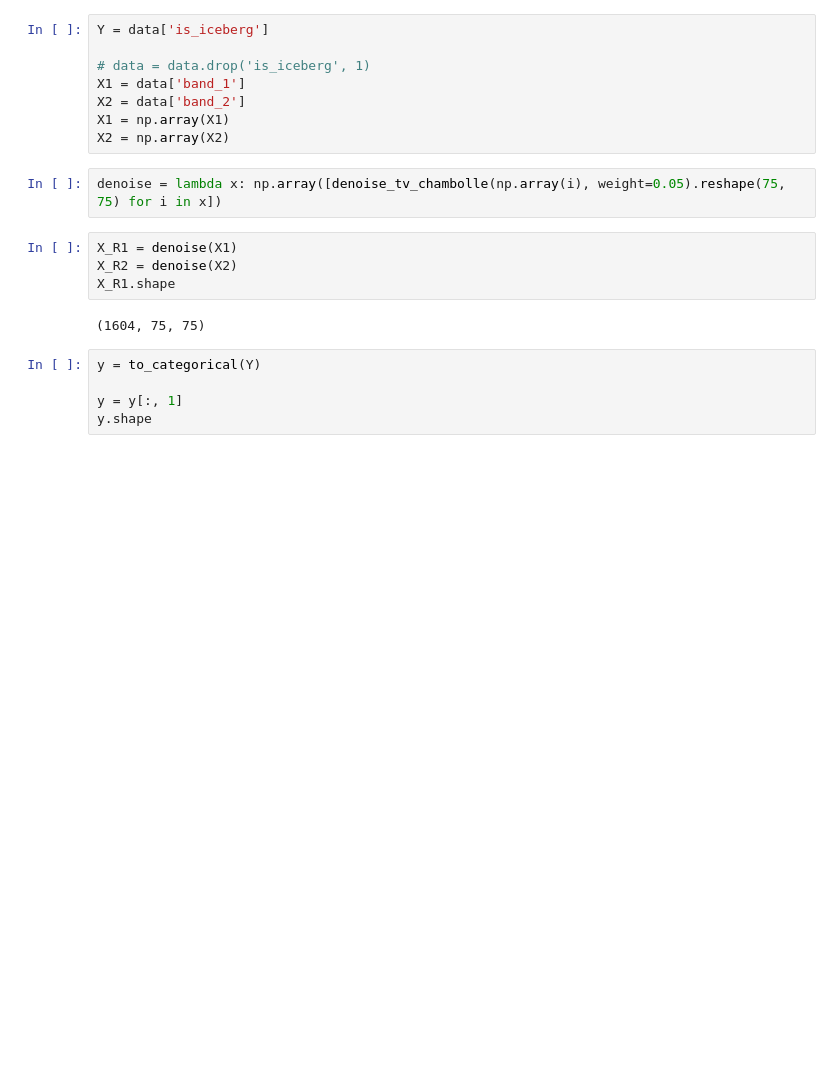
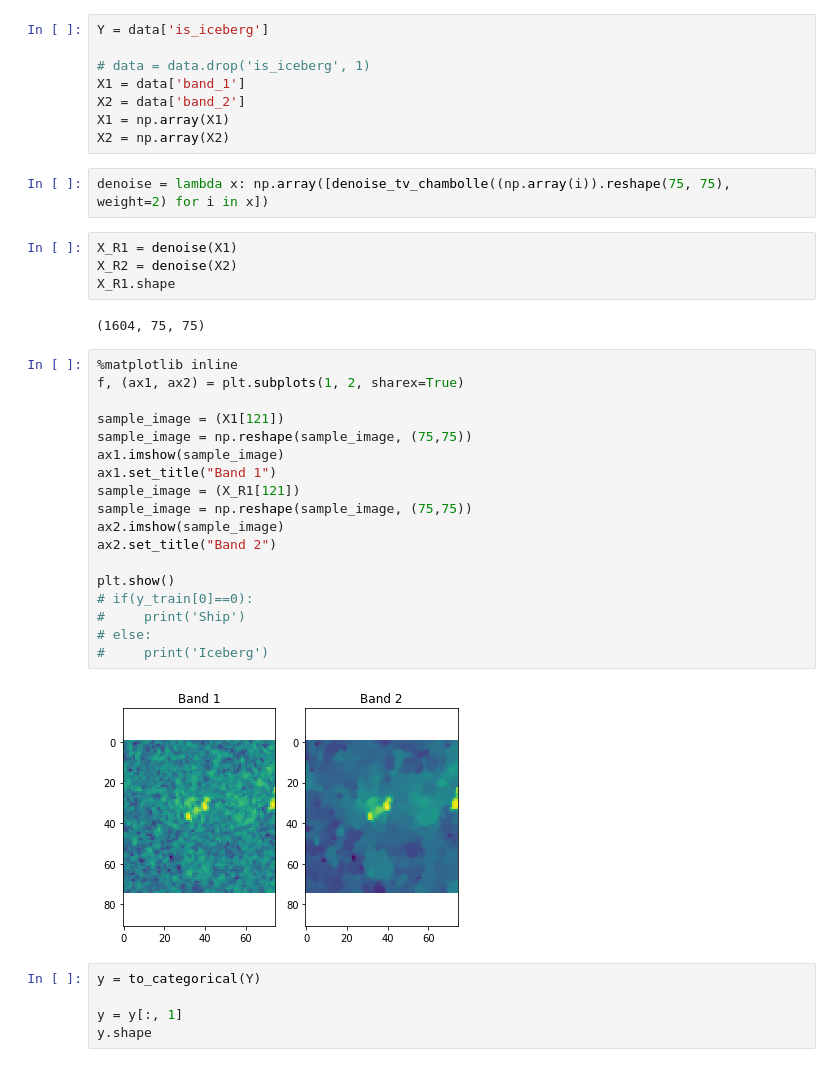
Before and after one commit to HKCaesar/BIT_AI_ICEBERG, a Jupyter notebook: parallel_model.ipynb, the cells around one changed output. Drawn from its saved outputs; the diff is of its cells as text; blank space fills up the shorter version.

```diff
--- a/parallel_model.ipynb
+++ b/parallel_model.ipynb
@@ -53,13 +53,33 @@ X2 = data['band_2']
 X1 = np.array(X1)
 X2 = np.array(X2)
 # %%
-denoise = lambda x: np.array([denoise_tv_chambolle(np.array(i), weight=0.05).reshape(75, 75) for i in x])
+denoise = lambda x: np.array([denoise_tv_chambolle((np.array(i)).reshape(75, 75), weight=2) for i in x])
 # %%
 X_R1 = denoise(X1)
 X_R2 = denoise(X2)
 X_R1.shape
 # %% [output]
 (1604, 75, 75)
+# %%
+%matplotlib inline
+f, (ax1, ax2) = plt.subplots(1, 2, sharex=True)
+
+sample_image = (X1[121])
+sample_image = np.reshape(sample_image, (75,75))
+ax1.imshow(sample_image)
+ax1.set_title("Band 1")
+sample_image = (X_R1[121])
+sample_image = np.reshape(sample_image, (75,75))
+ax2.imshow(sample_image)
+ax2.set_title("Band 2")
+
+plt.show()
+# if(y_train[0]==0):
+#     print('Ship')
+# else:
+#     print('Iceberg')
+# %% [output]
+[figure, added]
 # %%
 y = to_categorical(Y)
 
```
Also changed, not shown: parts of 5 cells of this notebook, 2 other files.
